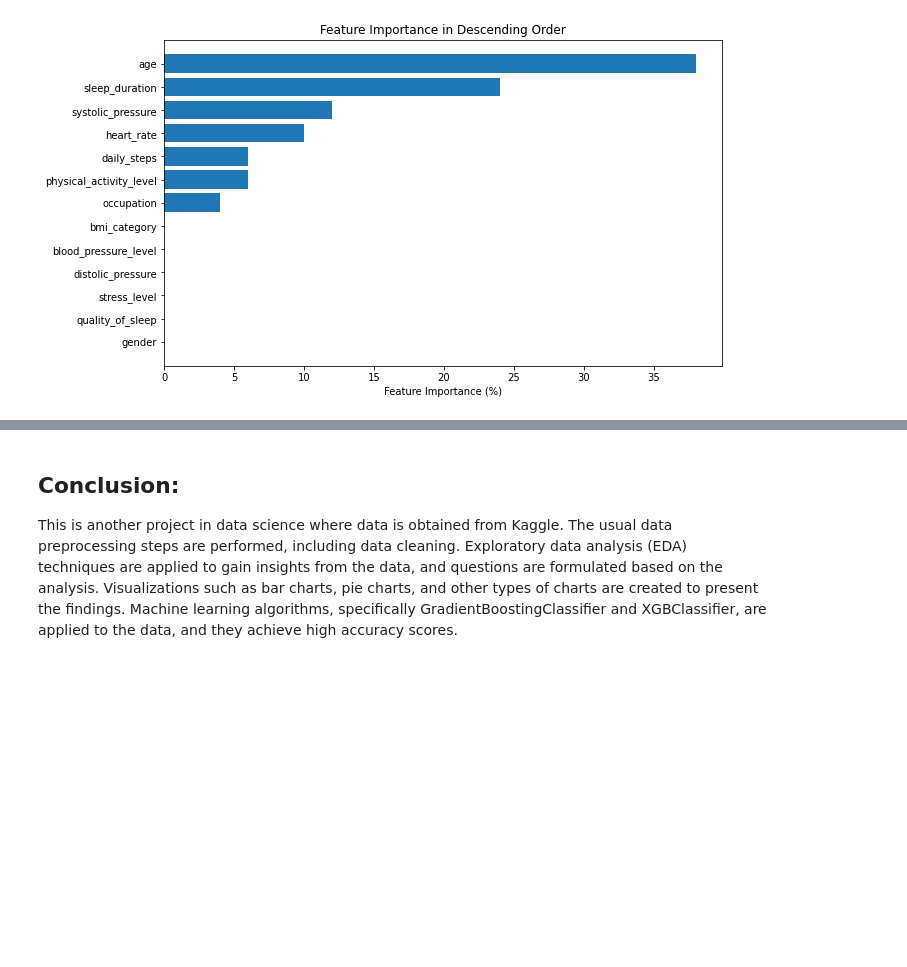
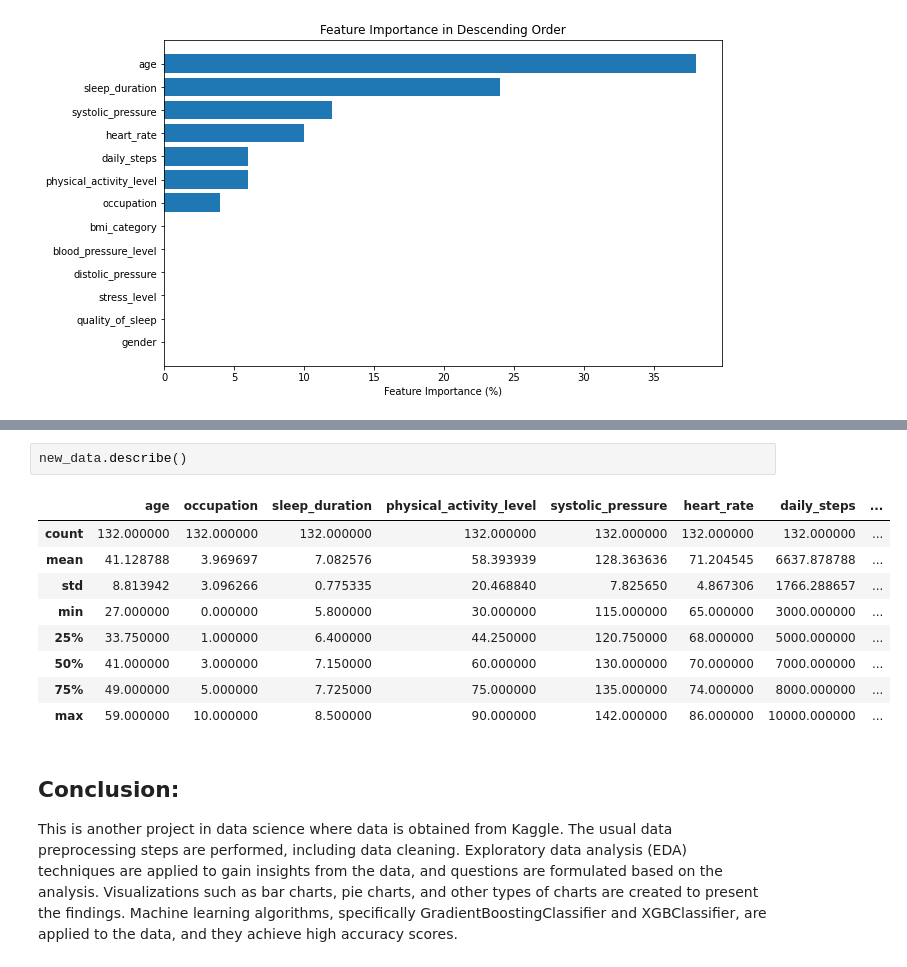
Before and after one commit to McOwino/Sleep_Health_Analysis, a Jupyter notebook: Sleep Health.ipynb, the cells around one changed output, grey strips where cells are left out. Cells and saved outputs as stored; diff of their text form; blank space fills up the shorter version.

```diff
--- a/Sleep Health.ipynb
+++ b/Sleep Health.ipynb
@@ -868,3 +873,15 @@ plt.show()
+# %%
+new_data.describe()
+# %% [output]
+|  | age | occupation | sleep_duration | physical_activity_level | systolic_pressure | heart_rate | daily_steps | ... |
+| count | 132.000000 | 132.000000 | 132.000000 | 132.000000 | 132.000000 | 132.000000 | 132.000000 | ... |
+| mean | 41.128788 | 3.969697 | 7.082576 | 58.393939 | 128.363636 | 71.204545 | 6637.878788 | ... |
+| std | 8.813942 | 3.096266 | 0.775335 | 20.468840 | 7.825650 | 4.867306 | 1766.288657 | ... |
+| min | 27.000000 | 0.000000 | 5.800000 | 30.000000 | 115.000000 | 65.000000 | 3000.000000 | ... |
+| 25% | 33.750000 | 1.000000 | 6.400000 | 44.250000 | 120.750000 | 68.000000 | 5000.000000 | ... |
+| 50% | 41.000000 | 3.000000 | 7.150000 | 60.000000 | 130.000000 | 70.000000 | 7000.000000 | ... |
+| 75% | 49.000000 | 5.000000 | 7.725000 | 75.000000 | 135.000000 | 74.000000 | 8000.000000 | ... |
+| max | 59.000000 | 10.000000 | 8.500000 | 90.000000 | 142.000000 | 86.000000 | 10000.000000 | ... |
 # %% [markdown]
 ## Conclusion:
 This is another project in data science where data is obtained from Kaggle. The usual data preprocessing steps are performed, including data cleaning. Exploratory data analysis (EDA) techniques are applied to gain insights from the data, and questions are formulated based on the analysis. Visualizations such as bar charts, pie charts, and other types of charts are created to present the findings. Machine learning algorithms, specifically GradientBoostingClassifier and XGBClassifier, are applied to the data, and they achieve high accuracy scores.
```
Also changed, not shown: parts of 53 cells of this notebook, 3 other files.
